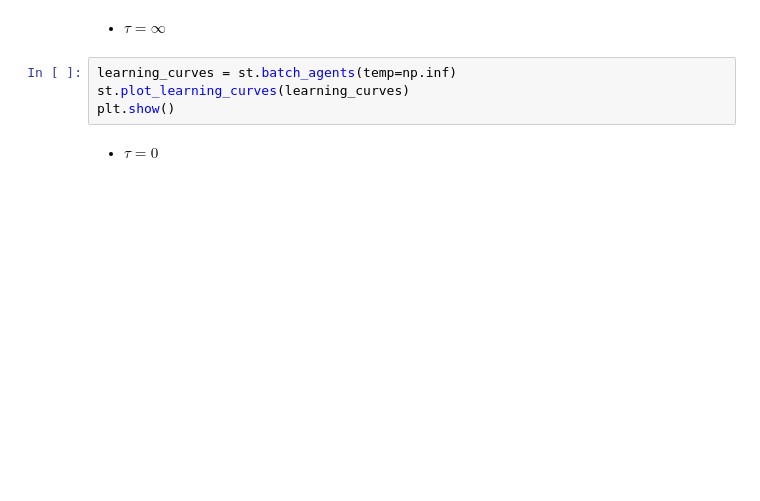
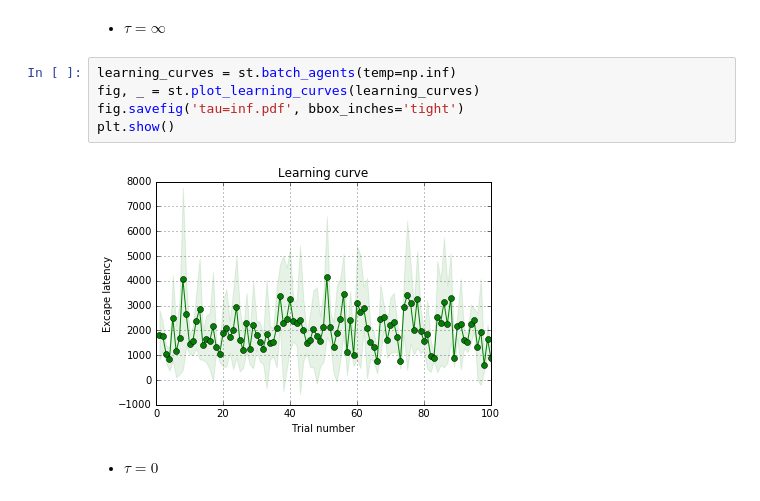
Before and after one commit to rodrigo-pena/rl-mountain-car, a Jupyter notebook: experiments.ipynb, the cells around one changed output. Cells and saved outputs as stored; diff of their text form; blank space fills up the shorter version.

```diff
--- a/experiments.ipynb
+++ b/experiments.ipynb
@@ -111,8 +117,11 @@ plt.show()
 * $\tau = \infty$
 # %%
 learning_curves = st.batch_agents(temp=np.inf)
-st.plot_learning_curves(learning_curves)
+fig, _ = st.plot_learning_curves(learning_curves)
+fig.savefig('tau=inf.pdf', bbox_inches='tight')
 plt.show()
+# %% [output]
+[figure, added]
 # %% [markdown]
 * $\tau = 0$
 # %%
```
Also changed, not shown: parts of 17 cells of this notebook, 2 other files.
